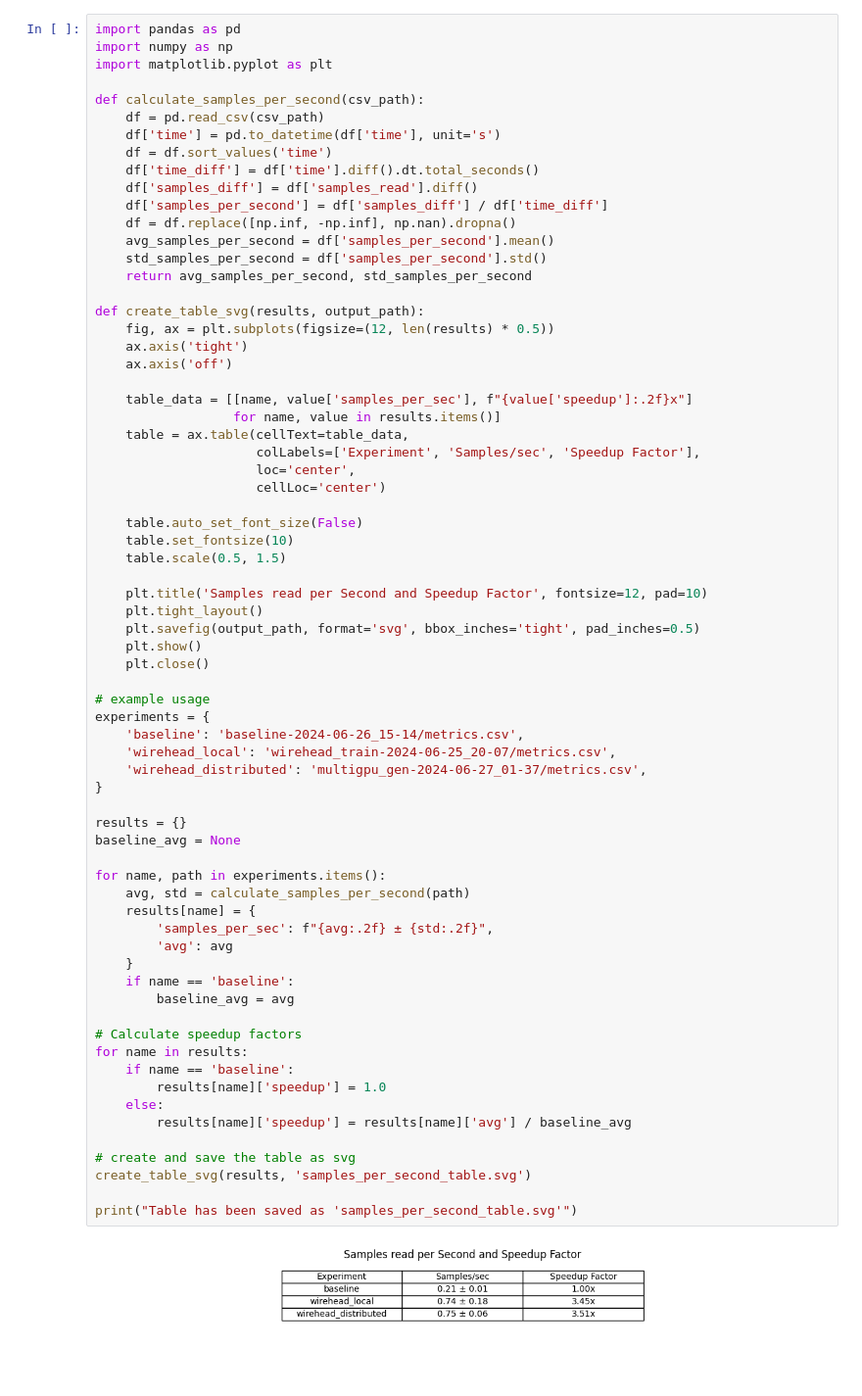
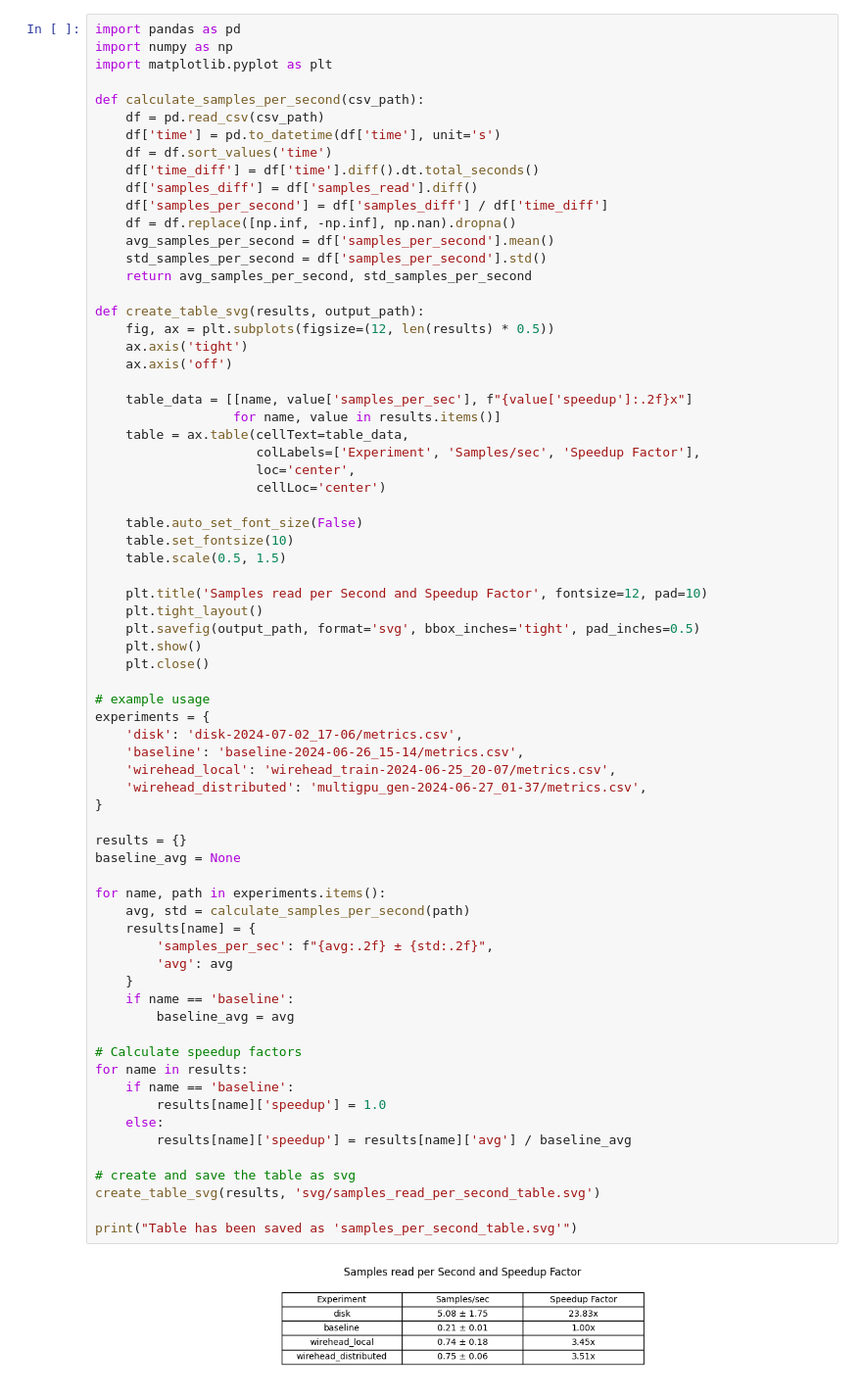
Before and after one commit to neuroneural/wirehead, a Jupyter notebook: paper/processing/throughput.ipynb, the cells around one changed output. Shown at 98% size. Cells and saved outputs as stored; diff of their text form; blank space fills up the shorter version.

```diff
--- a/paper/processing/throughput.ipynb
+++ b/paper/processing/throughput.ipynb
@@ -39,34 +39,35 @@ def create_table_svg(results, output_path):
 
 # example usage
 experiments = {
+    'disk': 'disk-2024-07-02_17-06/metrics.csv',
     'baseline': 'baseline-2024-06-26_15-14/metrics.csv',
     'wirehead_local': 'wirehead_train-2024-06-25_20-07/metrics.csv',
     'wirehead_distributed': 'multigpu_gen-2024-06-27_01-37/metrics.csv',
 }
 
 results = {}
 baseline_avg = None
 
 for name, path in experiments.items():
     avg, std = calculate_samples_per_second(path)
     results[name] = {
         'samples_per_sec': f"{avg:.2f} ± {std:.2f}",
         'avg': avg
     }
     if name == 'baseline':
         baseline_avg = avg
 
 # Calculate speedup factors
 for name in results:
     if name == 'baseline':
         results[name]['speedup'] = 1.0
     else:
         results[name]['speedup'] = results[name]['avg'] / baseline_avg
 
 # create and save the table as svg
-create_table_svg(results, 'samples_per_second_table.svg')
+create_table_svg(results, 'svg/samples_read_per_second_table.svg')
 
 print("Table has been saved as 'samples_per_second_table.svg'")
 # %% [output]
-[figure, old version]
+[figure, new version]
 Table has been saved as 'samples_per_second_table.svg'
```
Also changed, not shown: parts of 1 cell of this notebook, 2 other files.
